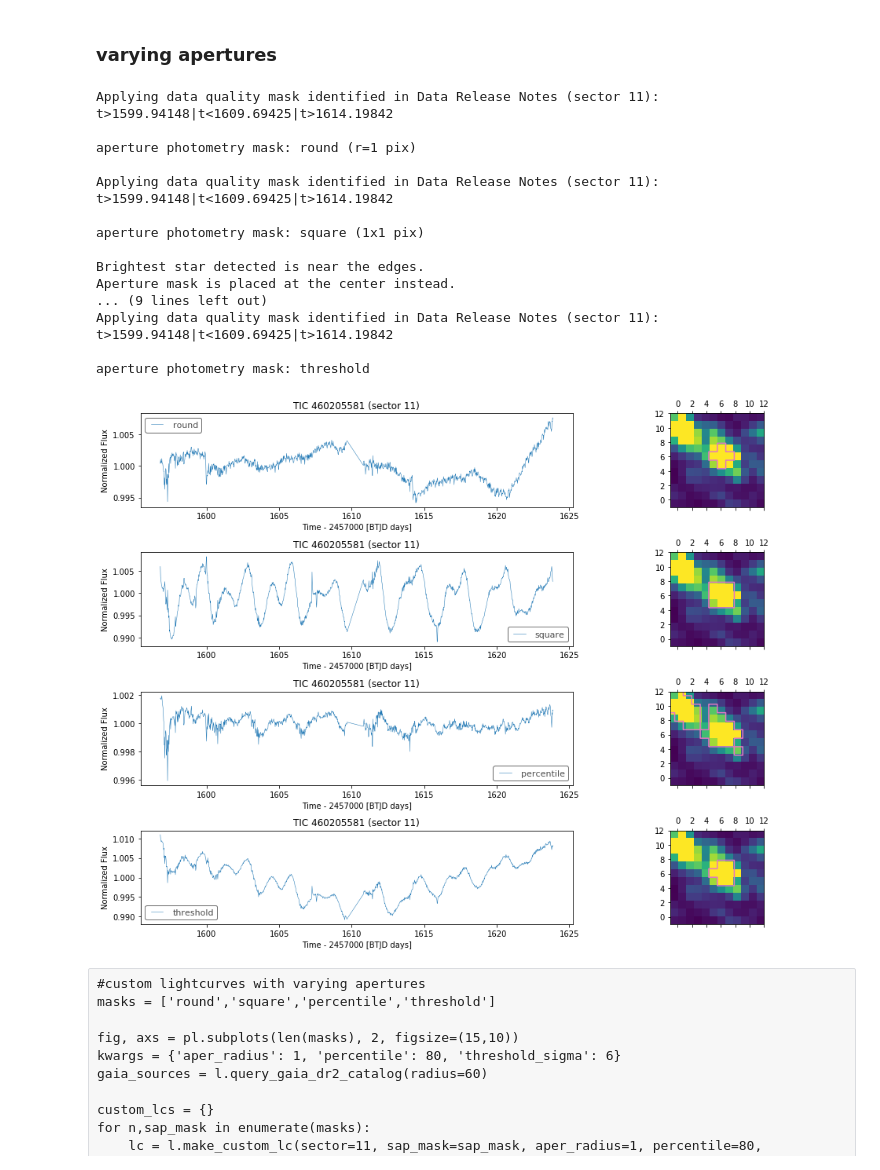
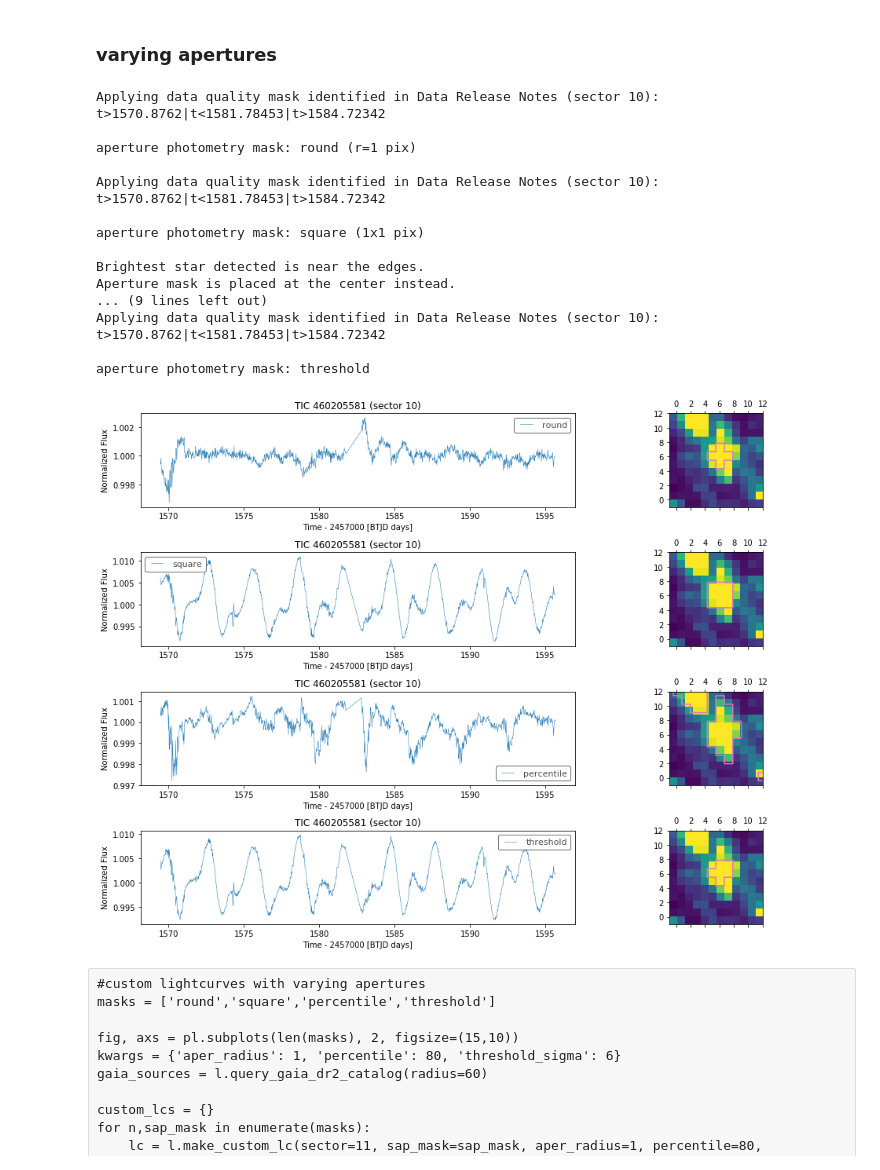
Before and after one commit to jpdeleon/chronos, a Jupyter notebook: notebooks/examples-lightcurves.ipynb, the cells around one changed output. Drawn from its saved outputs; the diff is of its cells as text; code cells hidden in the pictures.

```diff
--- a/notebooks/examples-lightcurves.ipynb
+++ b/notebooks/examples-lightcurves.ipynb
@@ -30,7 +30,7 @@ Querying Gaia DR2 catalog for 157.037 -64.5052 within 3.0 arcsec.
 sap_mask='threshold'
 sigma=5
 
-lc = l.make_custom_lc(sector=11, sap_mask=sap_mask, threshold_sigma=sigma)
+lc = l.make_custom_lc(sap_mask=sap_mask, threshold_sigma=sigma)
 lc.plot(label=sap_mask)
 # %% [output]
 Searching targetpixelfile using Tesscut
@@ -60,41 +60,41 @@ kwargs = {'aper_radius': 1, 'percentile': 80, 'threshold_sigma': 6}
 
 custom_lcs = {}
 for n,sap_mask in enumerate(masks):
-    lc = l.make_custom_lc(sector=11, sap_mask=sap_mask, aper_radius=1, percentile=80, threshold_sigma=3)
+    lc = l.make_custom_lc(sap_mask=sap_mask, aper_radius=1, percentile=80, threshold_sigma=3)
     lc.plot(ax=axs[n,0],label=sap_mask)
     custom_lcs[sap_mask] = lc
     axs[n,0].set_title(f'TIC {l.ticid} (sector {lc.sector})')
 
 
     tpf = l.tpf_tesscut.cutout(size=12)
     img = np.median(tpf.flux, axis=0)
     mask = cr.parse_aperture_mask(tpf, sap_mask=sap_mask, **kwargs)
     _ = cr.plot_aperture_outline(img, mask=mask, imgwcs=tpf.wcs, ax=axs[n,1])
 
 #     _ = cr.plot_gaia_sources(tpf, gaiaid, gaia_sources, fov_rad=2*u.arcmin,
 #          survey='DSS2 Red', sap_mask=sap_mask, verbose=False, ax=axs[n,1],
 #          **kwargs
 #         );
 fig.tight_layout()
 # %% [output]
-Applying data quality mask identified in Data Release Notes (sector 11):
-t>1599.94148|t<1609.69425|t>1614.19842
+Applying data quality mask identified in Data Release Notes (sector 10):
+t>1570.8762|t<1581.78453|t>1584.72342
 
 aperture photometry mask: round (r=1 pix)
 
-Applying data quality mask identified in Data Release Notes (sector 11):
-t>1599.94148|t<1609.69425|t>1614.19842
+Applying data quality mask identified in Data Release Notes (sector 10):
+t>1570.8762|t<1581.78453|t>1584.72342
 
 aperture photometry mask: square (1x1 pix)
 
 Brightest star detected is near the edges.
 Aperture mask is placed at the center instead.
 ... (9 lines left out)
-Applying data quality mask identified in Data Release Notes (sector 11):
-t>1599.94148|t<1609.69425|t>1614.19842
+Applying data quality mask identified in Data Release Notes (sector 10):
+t>1570.8762|t<1581.78453|t>1584.72342
 
 aperture photometry mask: threshold
-[figure, old version]
+[figure, new version]
 # %% [raw]
 #custom lightcurves with varying apertures
 masks = ['round','square','percentile','threshold']
```
Also changed, not shown: parts of 11 cells of this notebook, 8 other files.
